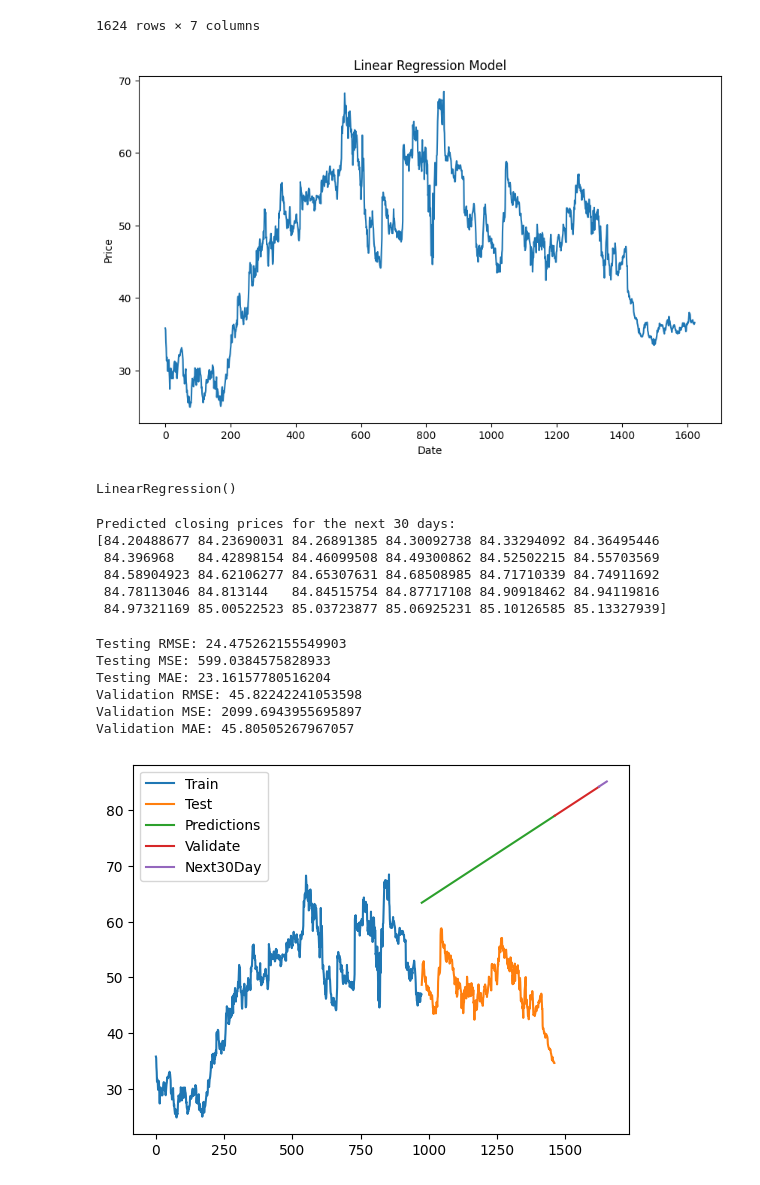
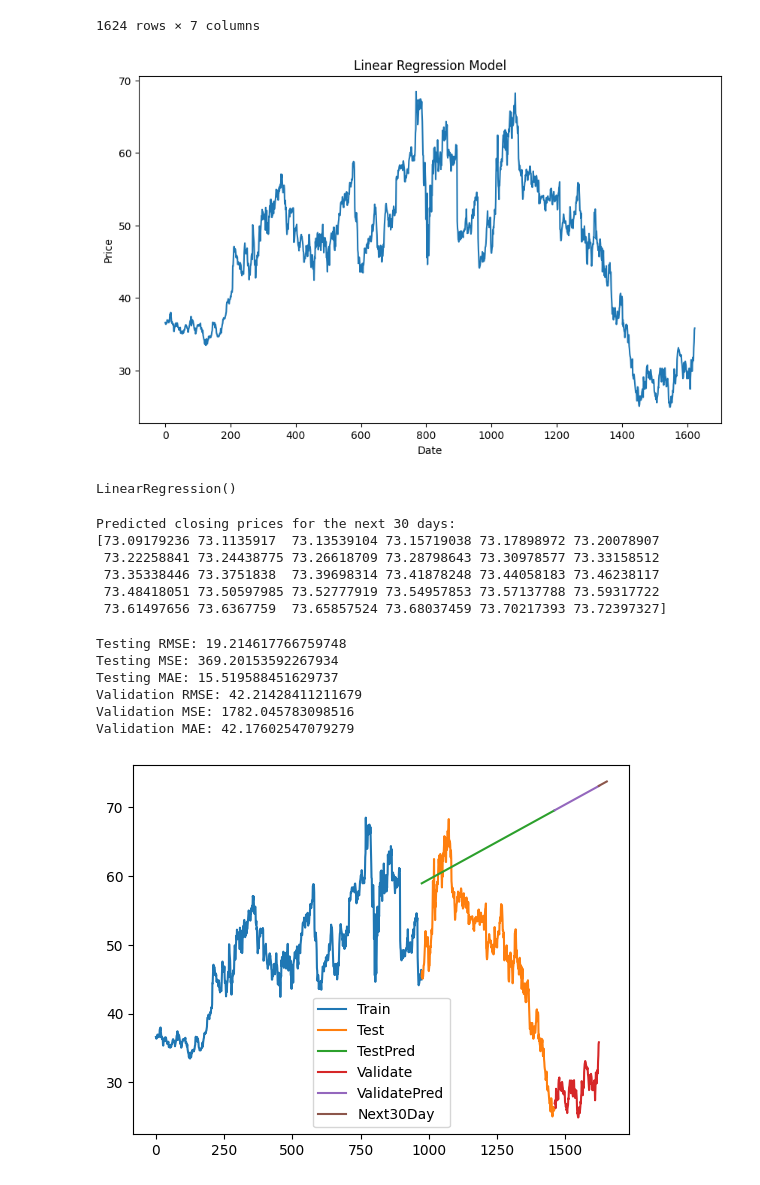
Before and after one commit to dangnghiepcuong/IS403.N21.HTTT_Nhom2, a Jupyter notebook: 1. Linear Regression/INTC_LN_Model_631.ipynb, the cells around one changed output. Drawn from its saved outputs; the diff is of its cells as text; code cells hidden in the pictures.

```diff
--- a/1. Linear Regression/INTC_LN_Model_631.ipynb
+++ b/1. Linear Regression/INTC_LN_Model_631.ipynb
@@ -76,8 +76,7 @@ df
 | 1623 | 6/15/2023 | 35.82 | 35.28 | 36.42 | 35.22 | 67430000.0 | 0.67% |
 1624 rows × 7 columns
 # %%
-#Đảo ngược dữ liệu cho mô hình
-df = df[::-1]
+
 
 figure=df['Price'].values
 plt.figure(figsize=(10,6))
@@ -87,7 +86,7 @@ plt.ylabel('Price')
 plt.title('Linear Regression Model')
 plt.show()
 # %% [output]
-[figure, old version]
+[figure, new version]
 # %%
 df = df.reset_index(drop=True) # Reset the index
 
@@ -135,11 +134,11 @@ print('Predicted closing prices for the next 30 days:')
 print(y_next_30_days)
 # %% [output]
 Predicted closing prices for the next 30 days:
-[84.20488677 84.23690031 84.26891385 84.30092738 84.33294092 84.36495446
- 84.396968   84.42898154 84.46099508 84.49300862 84.52502215 84.55703569
- 84.58904923 84.62106277 84.65307631 84.68508985 84.71710339 84.74911692
- 84.78113046 84.813144   84.84515754 84.87717108 84.90918462 84.94119816
- 84.97321169 85.00522523 85.03723877 85.06925231 85.10126585 85.13327939]
+[73.09179236 73.1135917  73.13539104 73.15719038 73.17898972 73.20078907
+ 73.22258841 73.24438775 73.26618709 73.28798643 73.30978577 73.33158512
+ 73.35338446 73.3751838  73.39698314 73.41878248 73.44058183 73.46238117
+ 73.48418051 73.50597985 73.52777919 73.54957853 73.57137788 73.59317722
+ 73.61497656 73.6367759  73.65857524 73.68037459 73.70217393 73.72397327]
 # %%
 from sklearn.metrics import accuracy_score, precision_score, recall_score, f1_score, mean_squared_error, mean_absolute_error
 
@@ -160,20 +159,23 @@ print('Validation RMSE:', valid_rmse)
 print('Validation MSE:', valid_mse)
 print('Validation MAE:', valid_mae)
 # %% [output]
-Testing RMSE: 24.475262155549903
-Testing MSE: 599.0384575828933
-Testing MAE: 23.16157780516204
-Validation RMSE: 45.82242241053598
-Validation MSE: 2099.6943955695897
-Validation MAE: 45.80505267967057
+Testing RMSE: 19.214617766759748
+Testing MSE: 369.20153592267934
+Testing MAE: 15.519588451629737
+Validation RMSE: 42.21428411211679
+Validation MSE: 1782.045783098516
+Validation MAE: 42.17602547079279
 # %%
 # 9.Vẽ hình
 plt.plot(train_data.index, train_data['Price'])
 plt.plot(test_data.index, test_data['Price'])
 plt.plot(test_data.index, y_pred_test)
+
+plt.plot(val_data.index, val_data['Price'])
+
 plt.plot(val_data.index, y_pred_val)
 plt.plot(last_data,y_next_30_days)
-plt.legend(['Train', 'Test', 'Predictions','Validate','Next30Day'])
+plt.legend(['Train', 'Test', 'TestPred', 'Validate', 'ValidatePred', 'Next30Day'])
 plt.show()
 # %% [output]
-[figure, old version]
+[figure, new version]
```
Also changed, not shown: 9 other files.
